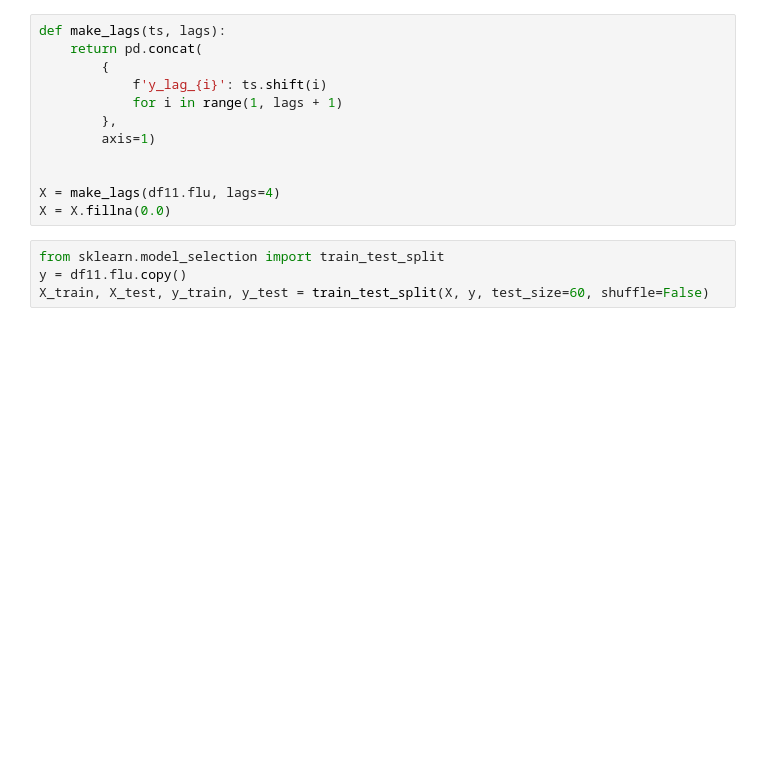
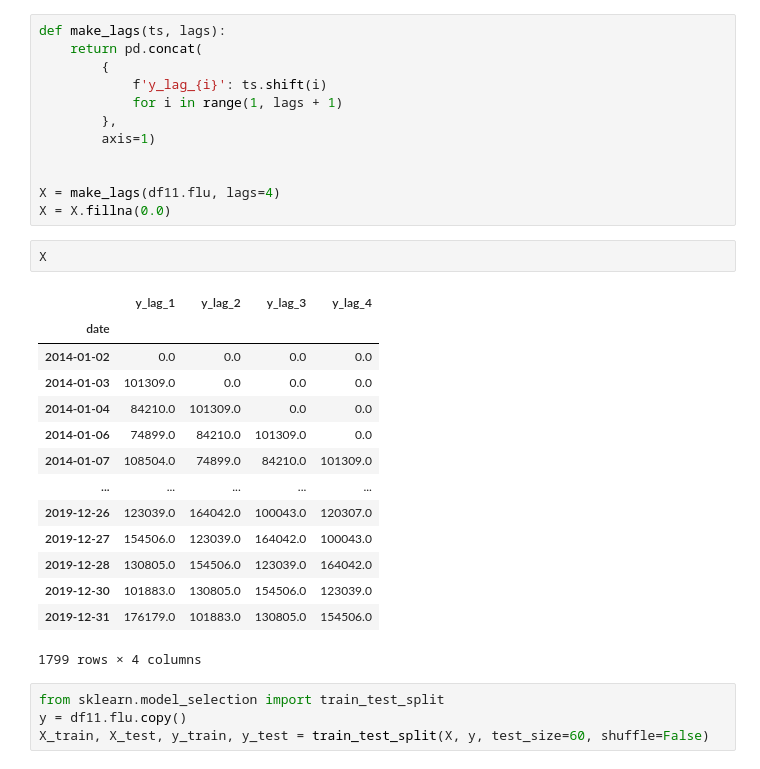
Before and after one commit to zzhining/public_data_analysis, a Jupyter notebook: w14_time_series_data_analysis(1).ipynb, the cells around one changed output. Drawn from its saved outputs; the diff is of its cells as text; blank space fills up the shorter version.

```diff
--- a/w14_time_series_data_analysis(1).ipynb
+++ b/w14_time_series_data_analysis(1).ipynb
@@ -239,6 +252,23 @@ def make_lags(ts, lags):
 
 X = make_lags(df11.flu, lags=4)
 X = X.fillna(0.0)
+# %%
+X
+# %% [output]
+|  | y_lag_1 | y_lag_2 | y_lag_3 | y_lag_4 |
+| date |  |  |  |  |
+| 2014-01-02 | 0.0 | 0.0 | 0.0 | 0.0 |
+| 2014-01-03 | 101309.0 | 0.0 | 0.0 | 0.0 |
+| 2014-01-04 | 84210.0 | 101309.0 | 0.0 | 0.0 |
+| 2014-01-06 | 74899.0 | 84210.0 | 101309.0 | 0.0 |
+| 2014-01-07 | 108504.0 | 74899.0 | 84210.0 | 101309.0 |
+| ... | ... | ... | ... | ... |
+| 2019-12-26 | 123039.0 | 164042.0 | 100043.0 | 120307.0 |
+| 2019-12-27 | 154506.0 | 123039.0 | 164042.0 | 100043.0 |
+| 2019-12-28 | 130805.0 | 154506.0 | 123039.0 | 164042.0 |
+| 2019-12-30 | 101883.0 | 130805.0 | 154506.0 | 123039.0 |
+| 2019-12-31 | 176179.0 | 101883.0 | 130805.0 | 154506.0 |
+1799 rows × 4 columns
 # %%
 from sklearn.model_selection import train_test_split
 y = df11.flu.copy()
```
Also changed, not shown: parts of 3 cells of this notebook.
